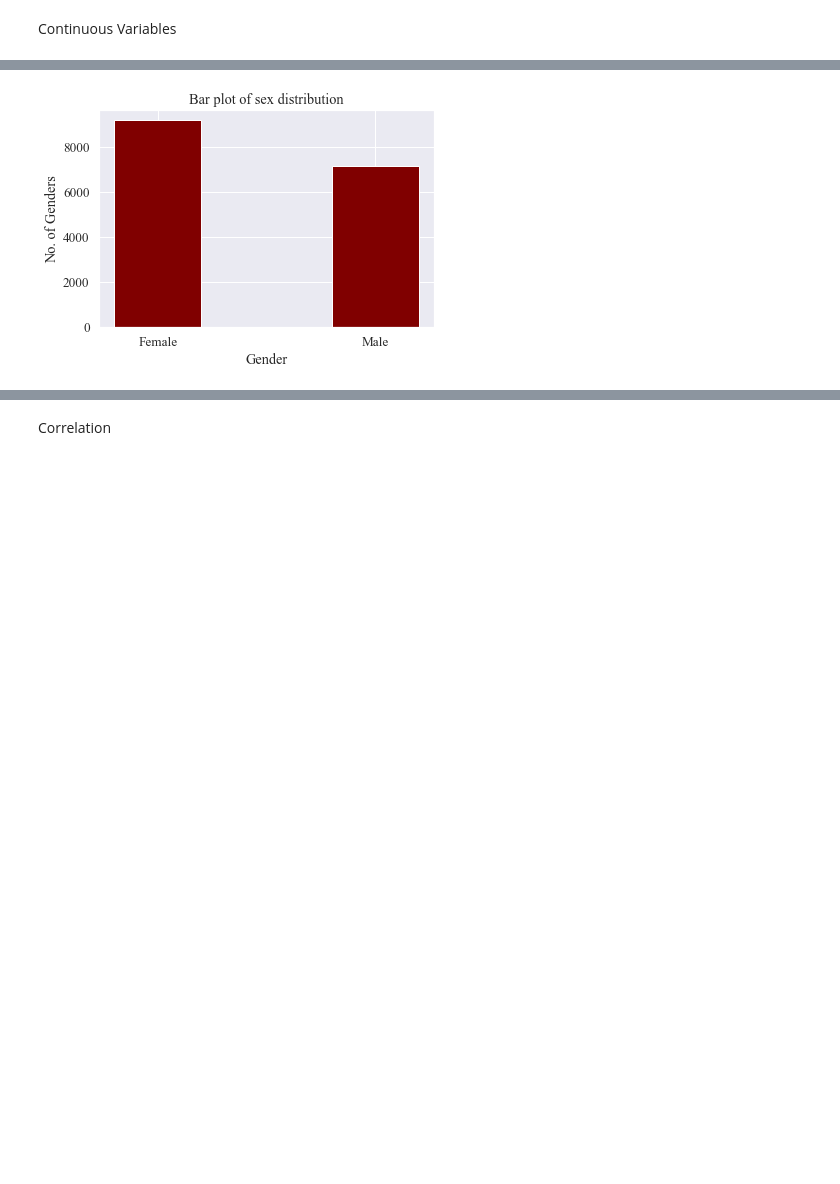
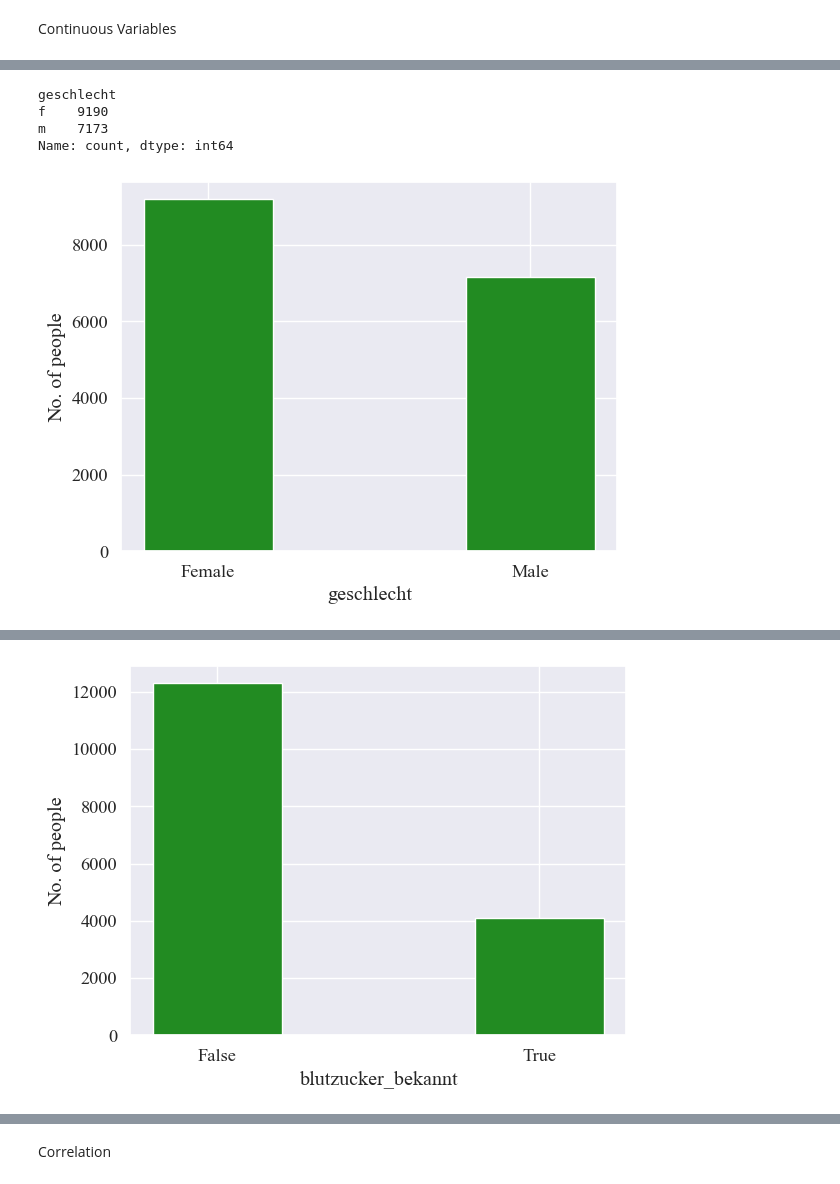
Before and after one commit to farrukh-ahmed/Case-Studies---Project-1, a Jupyter notebook: Notebooks/Project1-descriptive-data-analysis.ipynb, the cells around one changed output, grey strips where cells are left out. Drawn from its saved outputs; the diff is of its cells as text; code cells hidden in the pictures; blank space fills up the shorter version.

```diff
--- a/Notebooks/Project1-descriptive-data-analysis.ipynb
+++ b/Notebooks/Project1-descriptive-data-analysis.ipynb
@@ -48,7 +49,7 @@ matplotlib.rcParams.update({'font.size': 16})
 Global Variables and Constants
 # %%
 PLOT_DIR_NAME = "Project1-descriptive-data-analysis-plots"
-PLOT_COLOR = [0, 0.4470, 0.7410]
+PLOT_COLOR = "forestgreen"
 if not os.path.isdir(PLOT_DIR_NAME):
     os.mkdir(PLOT_DIR_NAME)
 # %% [markdown]
@@ -243,36 +248,85 @@ Nominal and Ordinl
 # %%
 
 
 # creating the bar plot Genders
-plt.bar(["Female", "Male"], data_df['geschlecht'].value_counts(), color ='maroon',
+print(data_df['geschlecht'].value_counts())
+plt.bar(["Female", "Male"], data_df['geschlecht'].value_counts(), color =PLOT_COLOR,
         width = 0.4)
 
-plt.xlabel("Gender")
-plt.ylabel("No. of Genders")
-plt.title("Bar plot of sex distribution")
+plt.xlabel('geschlecht')
+plt.ylabel("No. of people")
+# plt.title("Bar plot of sex distribution")
 plt.savefig(os.path.join(PLOT_DIR_NAME, "sex_distribution_Bar.pdf"), dpi=180, bbox_inches='tight')
 plt.show()
 
 # creating the bar plot states
 print(data_df['bundesland'].value_counts())
 
 fig = plt.figure(figsize = (15, 10))
-plt.bar(["Steiermark", "Wien", "Niederösterreich", "Oberösterreich", "Kärnten", "Burgenland", "Salzburg", "Tirol", "Vorarlberg"], data_df['bundesland'].value_counts(), color ='maroon')
+plt.bar(["Steiermark", "Wien", "Niederösterreich", "Oberösterreich", "Kärnten", "Burgenland", "Salzburg", "Tirol", "Vorarlberg"], data_df['bundesland'].value_counts(), color =PLOT_COLOR)
 
-plt.xlabel("Strates")
-plt.ylabel("No. of residents of state")
-plt.title("Bar plot of state distribution")
+plt.xlabel('bundesland')
+plt.ylabel("No. of people")
+# plt.title("Bar plot of state distribution")
 plt.savefig(os.path.join(PLOT_DIR_NAME, "state_distribution_Bar.pdf"), dpi=180, bbox_inches='tight')
 plt.show()
 
 # creating the bar plot smoking
+print(data_df['raucher'].value_counts())
+plt.bar(["non-smoking", "Smoking"], data_df['raucher'].value_counts(), color =PLOT_COLOR)
 
-plt.bar(["non-smoking", "Smoking"], data_df['raucher'].value_counts(), color ='maroon')
-
-plt.xlabel("Smoking")
-plt.ylabel("No. of Smoking")
-plt.title("Bar plot of smoking distribution")
+plt.xlabel("raucher")
+plt.ylabel("No. of people")
+# plt.title("Bar plot of smoking distribution")
 plt.savefig(os.path.join(PLOT_DIR_NAME, "smoking_distribution_Bar.pdf"), dpi=180, bbox_inches='tight')
 plt.show()
+
+print(data_df['blutzucker_bekannt'].value_counts())
+plt.bar(["False", "True"], data_df["blutzucker_bekannt"].value_counts(), color =PLOT_COLOR,
+        width = 0.4)
+
+plt.xlabel("blutzucker_bekannt")
+plt.ylabel("No. of people")
+# plt.title("Bar plot of sex distribution")
+plt.savefig(os.path.join(PLOT_DIR_NAME, "blutzucker_bekannt_Bar.pdf"), dpi=180, bbox_inches='tight')
+plt.show()
+
+
+print(data_df['cholesterin_bekannt'].value_counts())
+plt.bar(["False", "True"], data_df['cholesterin_bekannt'].value_counts(), color =PLOT_COLOR,
+        width = 0.4)
+
+plt.xlabel('cholesterin_bekannt')
+plt.ylabel("No. of people")
+# plt.title("Bar plot of sex distribution")
+plt.savefig(os.path.join(PLOT_DIR_NAME, "cholesterin_bekannt_Bar.pdf"), dpi=180, bbox_inches='tight')
+plt.show()
+
+
+print(data_df['in_behandlung'].value_counts())
+plt.bar(["False", "True"], data_df['in_behandlung'].value_counts(), color =PLOT_COLOR,
+        width = 0.4)
+
+plt.xlabel('in_behandlung')
+plt.ylabel("No. of people")
+# plt.title("Bar plot of sex distribution")
+plt.savefig(os.path.join(PLOT_DIR_NAME, "in_behandlung_Bar.pdf"), dpi=180, bbox_inches='tight')
+plt.show()
+
+
+# creating the bar plot Genders
+print(data_df['befinden'].value_counts())
+plt.bar(["1", "2", "3", "4", "5"], data_df['befinden'].value_counts(), color =PLOT_COLOR,
+        width = 0.4)
+
+plt.xlabel('befinden')
+plt.ylabel("No. of people")
+# plt.title("Bar plot of sex distribution")
+plt.savefig(os.path.join(PLOT_DIR_NAME, "befinden_Bar.pdf"), dpi=180, bbox_inches='tight')
+plt.show()
 # %% [output]
+geschlecht
+f    9190
+m    7173
+Name: count, dtype: int64
-[figure, old version]
+[figure, new version]
@@ -290,0 +354 @@ Name: bundesland, dtype: int64
+[figure, added]
```
Also changed, not shown: parts of 8 cells of this notebook, 19 other files.
